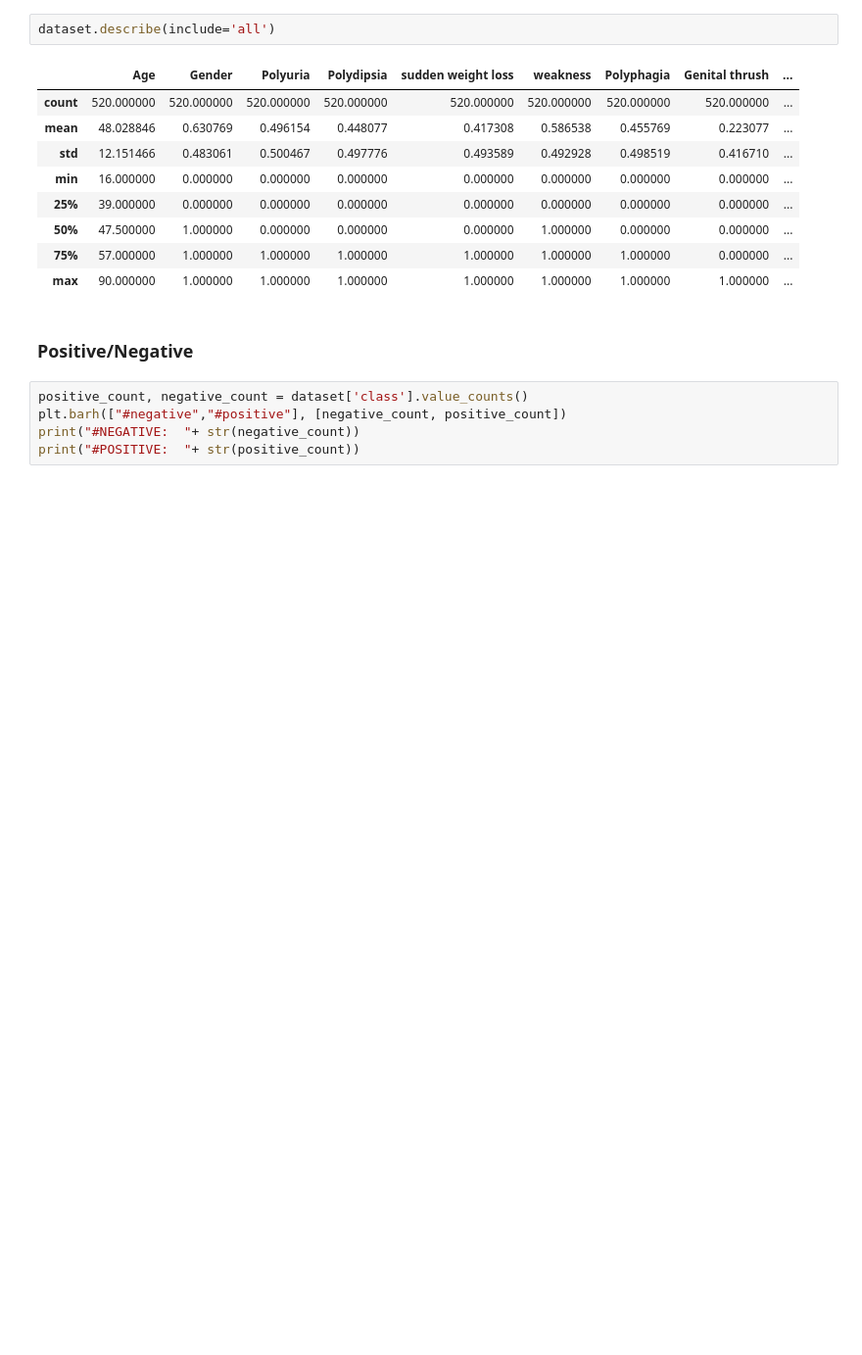
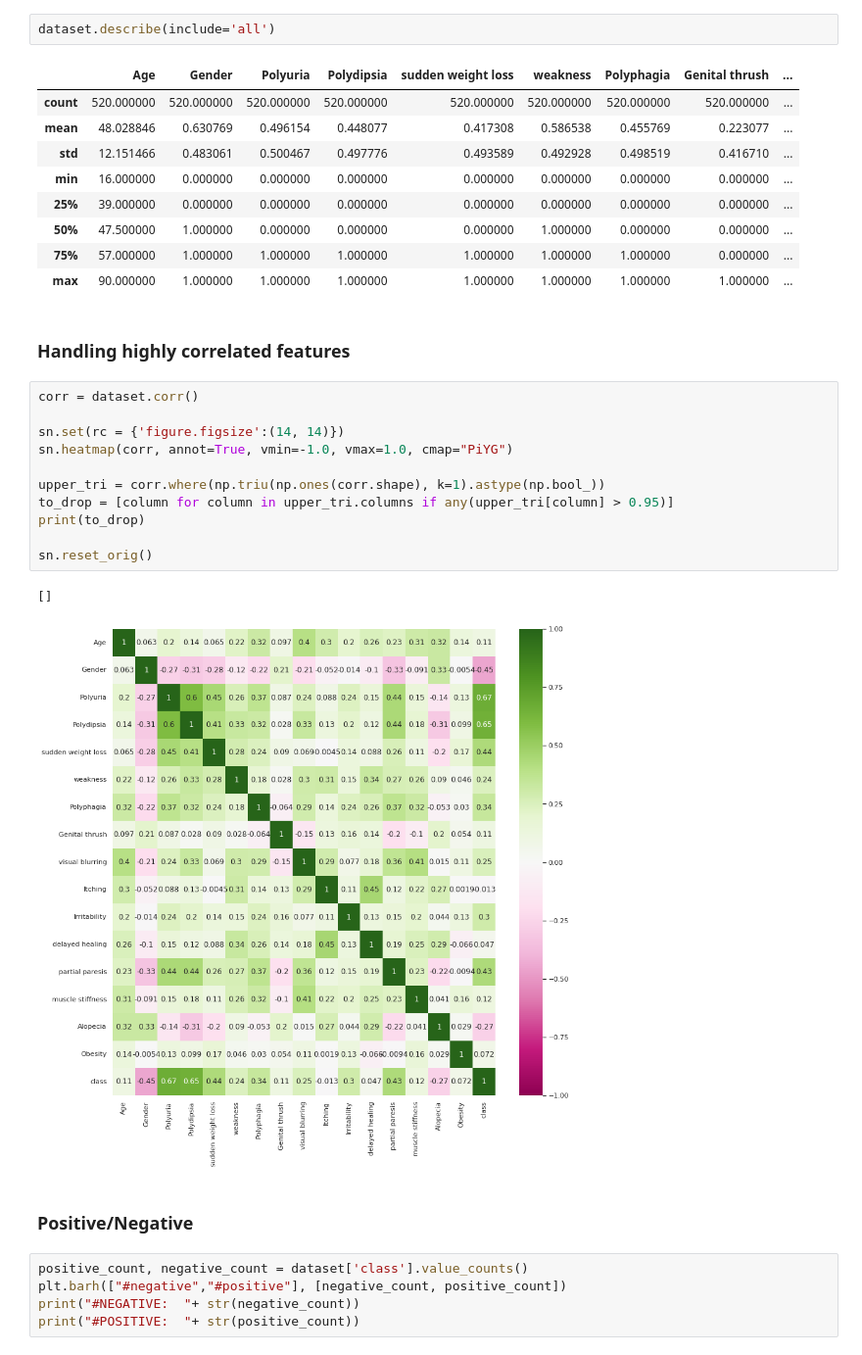
Before and after one commit to MilicaTrifunovic/MachineLearning, a Jupyter notebook: Project 1/Classification.ipynb, the cells around one changed output. Shown at 98% size. Cells and saved outputs as stored; diff of their text form; blank space fills up the shorter version.

```diff
--- a/Project 1/Classification.ipynb
+++ b/Project 1/Classification.ipynb
@@ -172,6 +173,22 @@ dataset.describe(include='all')
 | 50% | 47.500000 | 1.000000 | 0.000000 | 0.000000 | 0.000000 | 1.000000 | 0.000000 | 0.000000 | ... |
 | 75% | 57.000000 | 1.000000 | 1.000000 | 1.000000 | 1.000000 | 1.000000 | 1.000000 | 0.000000 | ... |
 | max | 90.000000 | 1.000000 | 1.000000 | 1.000000 | 1.000000 | 1.000000 | 1.000000 | 1.000000 | ... |
+# %% [markdown]
+### Handling highly correlated features
+# %%
+corr = dataset.corr()
+
+sn.set(rc = {'figure.figsize':(14, 14)})
+sn.heatmap(corr, annot=True, vmin=-1.0, vmax=1.0, cmap="PiYG")
+
+upper_tri = corr.where(np.triu(np.ones(corr.shape), k=1).astype(np.bool_))
+to_drop = [column for column in upper_tri.columns if any(upper_tri[column] > 0.95)]
+print(to_drop)
+
+sn.reset_orig()
+# %% [output]
+[]
+[figure, added]
 # %% [markdown]
 ### Positive/Negative
 # %%
```
Also changed, not shown: parts of 25 cells of this notebook.
